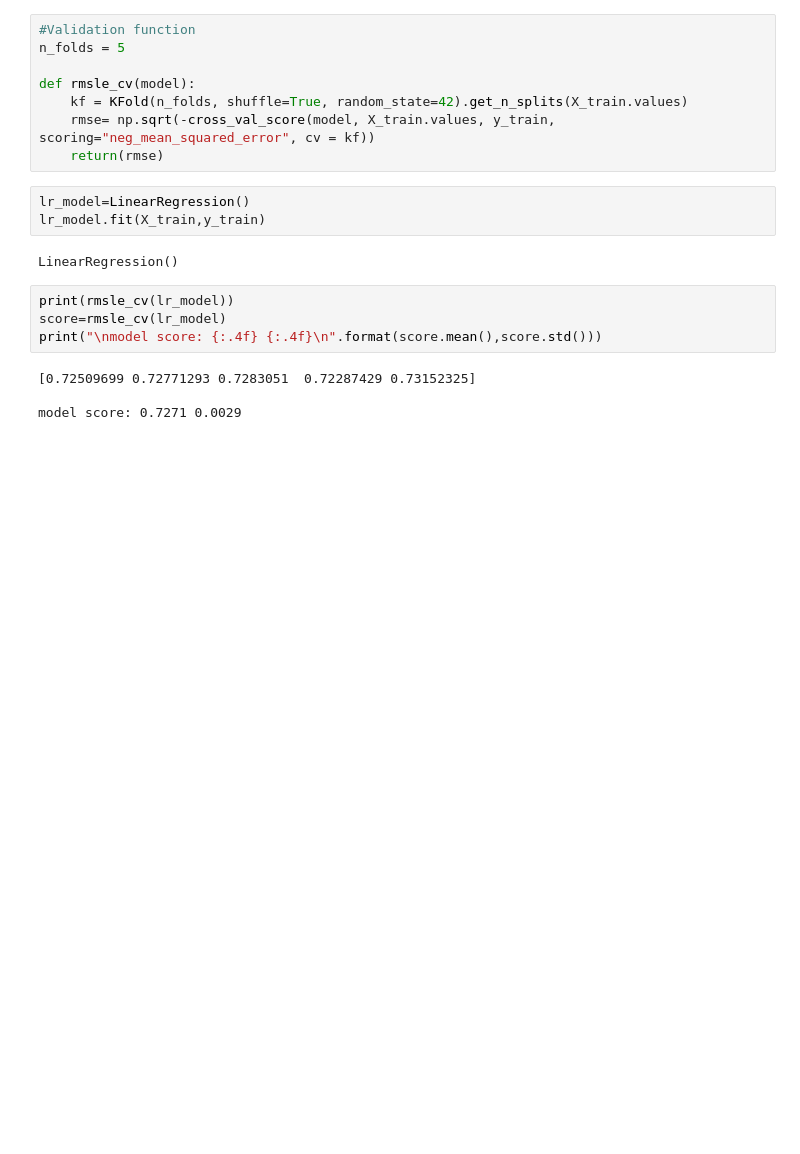
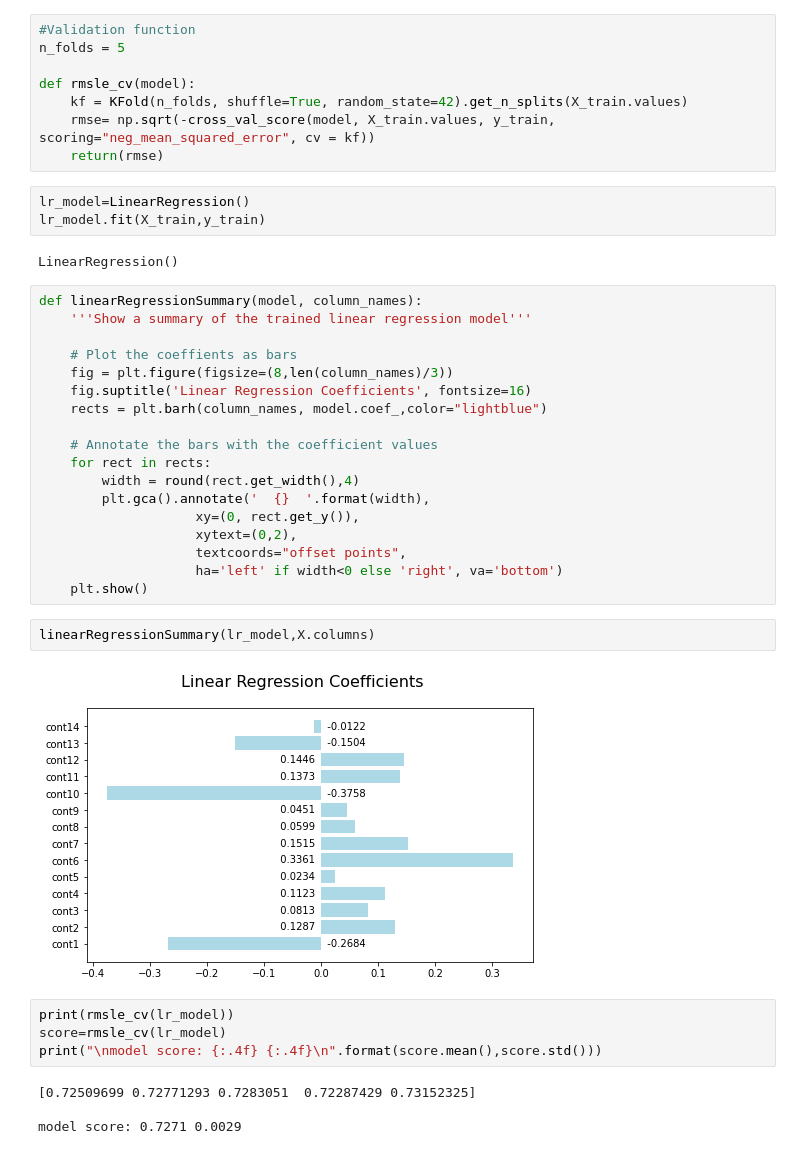
Before and after one commit to dango80/My-approach-to-a-Regression-problem, a Jupyter notebook: my-approach-to-a-tabular-regression-problem.ipynb, the cells around one changed output. Cells and saved outputs as stored; diff of their text form; blank space fills up the shorter version.

Commit message:
Kaggle Notebook | My Approach to a Tabular Regression Problem | Version 23

```diff
--- a/my-approach-to-a-tabular-regression-problem.ipynb
+++ b/my-approach-to-a-tabular-regression-problem.ipynb
@@ -388,6 +388,28 @@ lr_model=LinearRegression()
 lr_model.fit(X_train,y_train)
 # %% [output]
 LinearRegression()
+# %%
+def linearRegressionSummary(model, column_names):
+    '''Show a summary of the trained linear regression model'''
+
+    # Plot the coeffients as bars
+    fig = plt.figure(figsize=(8,len(column_names)/3))
+    fig.suptitle('Linear Regression Coefficients', fontsize=16)
+    rects = plt.barh(column_names, model.coef_,color="lightblue")
+
+    # Annotate the bars with the coefficient values
+    for rect in rects:
+        width = round(rect.get_width(),4)
+        plt.gca().annotate('  {}  '.format(width),
+                    xy=(0, rect.get_y()),
+                    xytext=(0,2),
+                    textcoords="offset points",
+                    ha='left' if width<0 else 'right', va='bottom')
+    plt.show()
+# %%
+linearRegressionSummary(lr_model,X.columns)
+# %% [output]
+[figure, added]
 # %%
 print(rmsle_cv(lr_model))
 score=rmsle_cv(lr_model)
```
Also changed, not shown: parts of 3 cells of this notebook.
